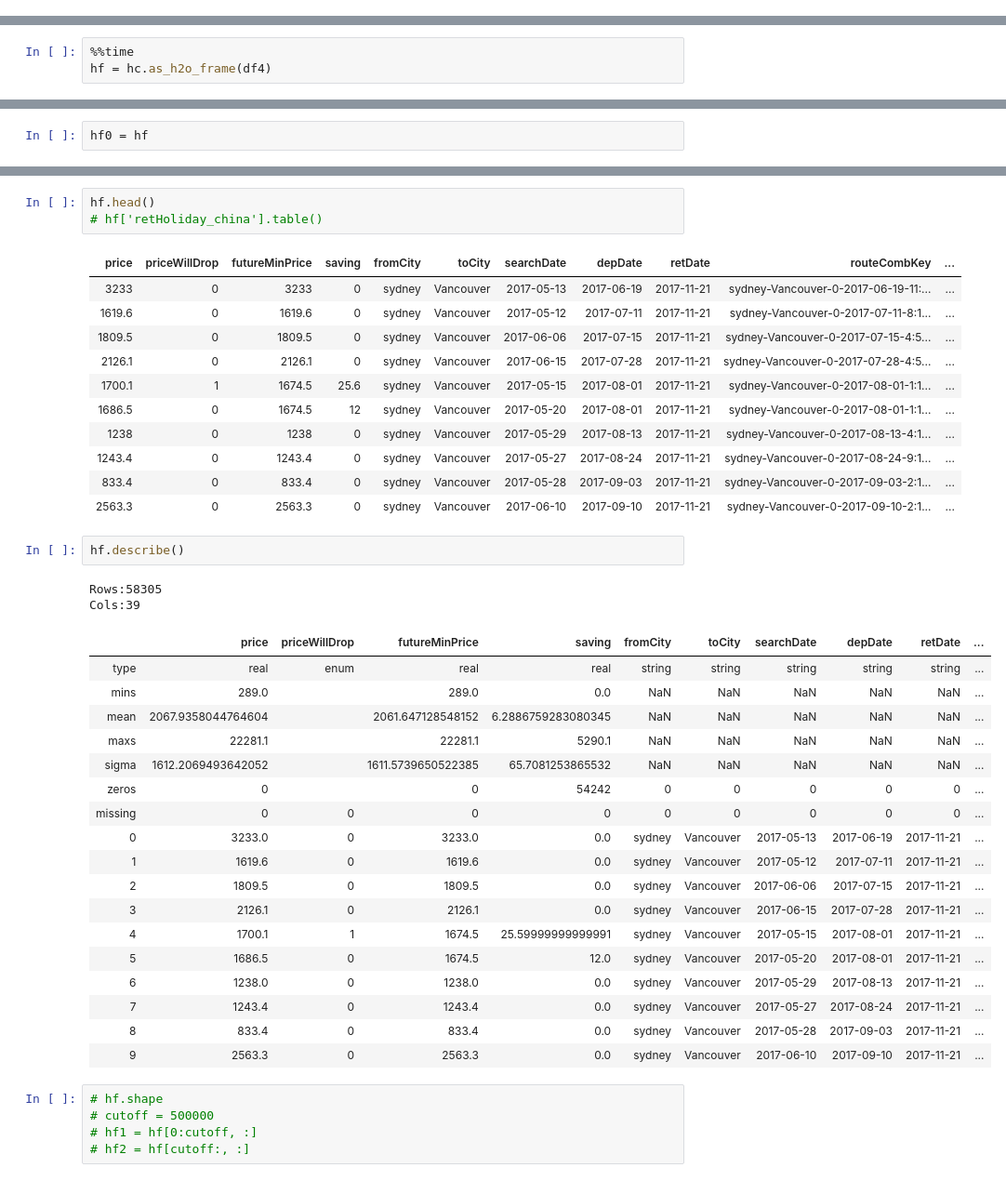
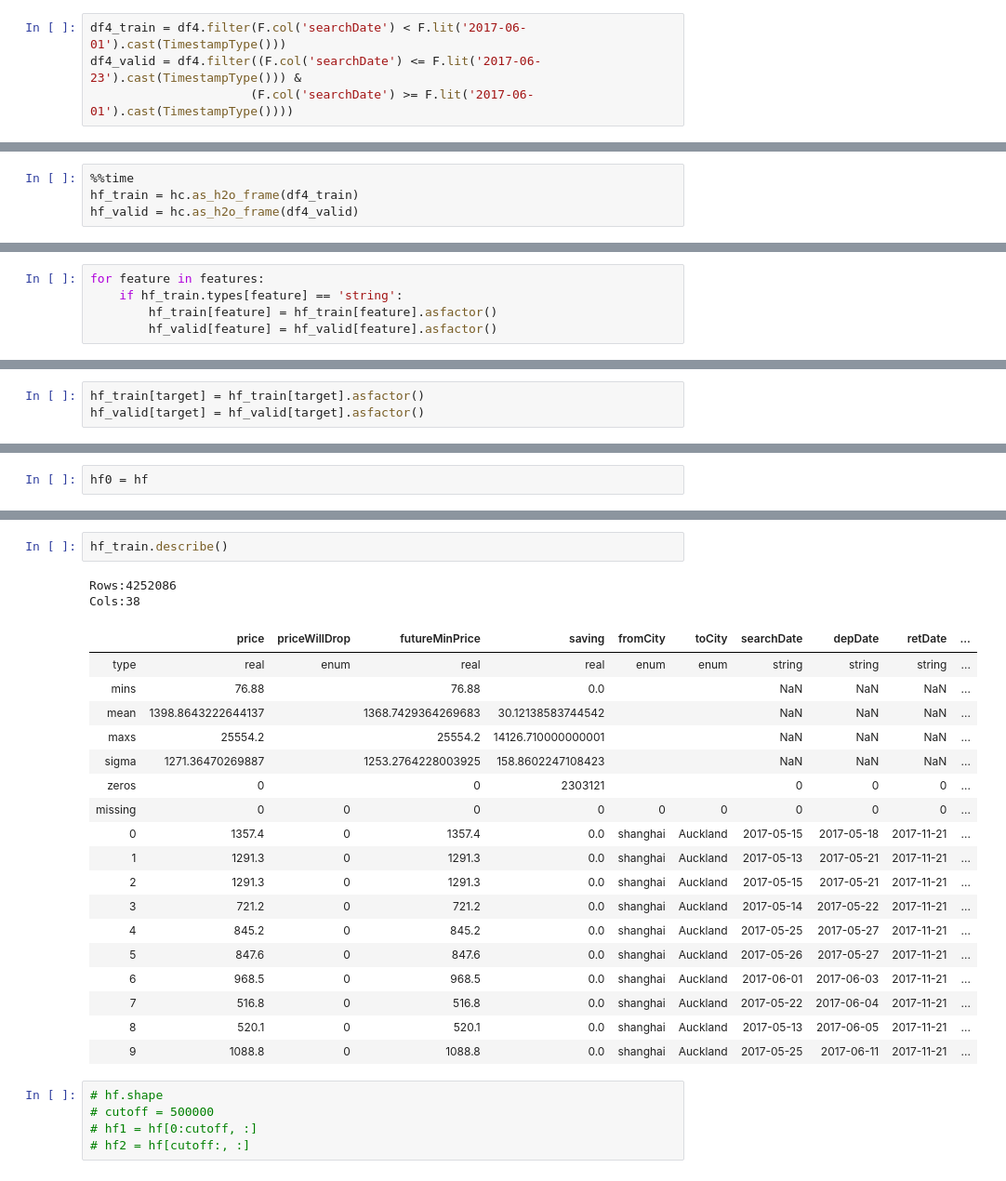
Before and after one commit to zemingyu/flight, a Jupyter notebook: prod/build test model.ipynb, the cells around one changed output, grey strips where cells are left out. Shown at 93% size. Cells and saved outputs as stored; diff of their text form.

```diff
--- a/prod/build test model.ipynb
+++ b/prod/build test model.ipynb
@@ -329,0 +333,4 @@ df4.groupBy('depHoliday_australia', 'depHoliday_china', 'depHoliday_canada',
+# %%
+df4_train = df4.filter(F.col('searchDate') < F.lit('2017-06-01').cast(TimestampType()))
+df4_valid = df4.filter((F.col('searchDate') <= F.lit('2017-06-23').cast(TimestampType())) &
+                      (F.col('searchDate') >= F.lit('2017-06-01').cast(TimestampType())))
@@ -330,4 +341,5 @@ df4.groupBy('depHoliday_australia', 'depHoliday_china', 'depHoliday_canada',
 # %%
 %%time
-hf = hc.as_h2o_frame(df4)
+hf_train = hc.as_h2o_frame(df4_train)
+hf_valid = hc.as_h2o_frame(df4_valid)
 # %% [output]
@@ -489,0 +485,5 @@ hf.tail()
+# %%
+for feature in features:
+    if hf_train.types[feature] == 'string':
+        hf_train[feature] = hf_train[feature].asfactor()
+        hf_valid[feature] = hf_valid[feature].asfactor()
@@ -489,0 +510,3 @@ hf.tail()
+# %%
+hf_train[target] = hf_train[target].asfactor()
+hf_valid[target] = hf_valid[target].asfactor()
@@ -601,41 +625,26 @@ hf.tail(100)
-# %%
-hf.head()
-# hf['retHoliday_china'].table()
-# %% [output]
-| price | priceWillDrop | futureMinPrice | saving | fromCity | toCity | searchDate | depDate | retDate | routeCombKey | ... |
-| 3233 | 0 | 3233 | 0 | sydney | Vancouver | 2017-05-13 | 2017-06-19 | 2017-11-21 | sydney-Vancouver-0-2017-06-19-11:... | ... |
-| 1619.6 | 0 | 1619.6 | 0 | sydney | Vancouver | 2017-05-12 | 2017-07-11 | 2017-11-21 | sydney-Vancouver-0-2017-07-11-8:1... | ... |
-| 1809.5 | 0 | 1809.5 | 0 | sydney | Vancouver | 2017-06-06 | 2017-07-15 | 2017-11-21 | sydney-Vancouver-0-2017-07-15-4:5... | ... |
-| 2126.1 | 0 | 2126.1 | 0 | sydney | Vancouver | 2017-06-15 | 2017-07-28 | 2017-11-21 | sydney-Vancouver-0-2017-07-28-4:5... | ... |
-| 1700.1 | 1 | 1674.5 | 25.6 | sydney | Vancouver | 2017-05-15 | 2017-08-01 | 2017-11-21 | sydney-Vancouver-0-2017-08-01-1:1... | ... |
-| 1686.5 | 0 | 1674.5 | 12 | sydney | Vancouver | 2017-05-20 | 2017-08-01 | 2017-11-21 | sydney-Vancouver-0-2017-08-01-1:1... | ... |
-| 1238 | 0 | 1238 | 0 | sydney | Vancouver | 2017-05-29 | 2017-08-13 | 2017-11-21 | sydney-Vancouver-0-2017-08-13-4:1... | ... |
-| 1243.4 | 0 | 1243.4 | 0 | sydney | Vancouver | 2017-05-27 | 2017-08-24 | 2017-11-21 | sydney-Vancouver-0-2017-08-24-9:1... | ... |
-| 833.4 | 0 | 833.4 | 0 | sydney | Vancouver | 2017-05-28 | 2017-09-03 | 2017-11-21 | sydney-Vancouver-0-2017-09-03-2:1... | ... |
-| 2563.3 | 0 | 2563.3 | 0 | sydney | Vancouver | 2017-06-10 | 2017-09-10 | 2017-11-21 | sydney-Vancouver-0-2017-09-10-2:1... | ... |
 # %%
-hf.describe()
+hf_train.describe()
 # %% [output]
-Rows:58305
-Cols:39
+Rows:4252086
+Cols:38
 |  | price | priceWillDrop | futureMinPrice | saving | fromCity | toCity | searchDate | depDate | retDate | ... |
-| type | real | enum | real | real | string | string | string | string | string | ... |
-| mins | 289.0 |  | 289.0 | 0.0 | NaN | NaN | NaN | NaN | NaN | ... |
-| mean | 2067.9358044764604 |  | 2061.647128548152 | 6.2886759283080345 | NaN | NaN | NaN | NaN | NaN | ... |
-| maxs | 22281.1 |  | 22281.1 | 5290.1 | NaN | NaN | NaN | NaN | NaN | ... |
-| sigma | 1612.2069493642052 |  | 1611.5739650522385 | 65.7081253865532 | NaN | NaN | NaN | NaN | NaN | ... |
-| zeros | 0 |  | 0 | 54242 | 0 | 0 | 0 | 0 | 0 | ... |
+| type | real | enum | real | real | enum | enum | string | string | string | ... |
+| mins | 76.88 |  | 76.88 | 0.0 |  |  | NaN | NaN | NaN | ... |
+| mean | 1398.8643222644137 |  | 1368.7429364269683 | 30.12138583744542 |  |  | NaN | NaN | NaN | ... |
+| maxs | 25554.2 |  | 25554.2 | 14126.710000000001 |  |  | NaN | NaN | NaN | ... |
+| sigma | 1271.36470269887 |  | 1253.2764228003925 | 158.8602247108423 |  |  | NaN | NaN | NaN | ... |
+| zeros | 0 |  | 0 | 2303121 |  |  | 0 | 0 | 0 | ... |
 | missing | 0 | 0 | 0 | 0 | 0 | 0 | 0 | 0 | 0 | ... |
-| 0 | 3233.0 | 0 | 3233.0 | 0.0 | sydney | Vancouver | 2017-05-13 | 2017-06-19 | 2017-11-21 | ... |
-| 1 | 1619.6 | 0 | 1619.6 | 0.0 | sydney | Vancouver | 2017-05-12 | 2017-07-11 | 2017-11-21 | ... |
-| 2 | 1809.5 | 0 | 1809.5 | 0.0 | sydney | Vancouver | 2017-06-06 | 2017-07-15 | 2017-11-21 | ... |
-| 3 | 2126.1 | 0 | 2126.1 | 0.0 | sydney | Vancouver | 2017-06-15 | 2017-07-28 | 2017-11-21 | ... |
-| 4 | 1700.1 | 1 | 1674.5 | 25.59999999999991 | sydney | Vancouver | 2017-05-15 | 2017-08-01 | 2017-11-21 | ... |
-| 5 | 1686.5 | 0 | 1674.5 | 12.0 | sydney | Vancouver | 2017-05-20 | 2017-08-01 | 2017-11-21 | ... |
-| 6 | 1238.0 | 0 | 1238.0 | 0.0 | sydney | Vancouver | 2017-05-29 | 2017-08-13 | 2017-11-21 | ... |
-| 7 | 1243.4 | 0 | 1243.4 | 0.0 | sydney | Vancouver | 2017-05-27 | 2017-08-24 | 2017-11-21 | ... |
-| 8 | 833.4 | 0 | 833.4 | 0.0 | sydney | Vancouver | 2017-05-28 | 2017-09-03 | 2017-11-21 | ... |
-| 9 | 2563.3 | 0 | 2563.3 | 0.0 | sydney | Vancouver | 2017-06-10 | 2017-09-10 | 2017-11-21 | ... |
+| 0 | 1357.4 | 0 | 1357.4 | 0.0 | shanghai | Auckland | 2017-05-15 | 2017-05-18 | 2017-11-21 | ... |
+| 1 | 1291.3 | 0 | 1291.3 | 0.0 | shanghai | Auckland | 2017-05-13 | 2017-05-21 | 2017-11-21 | ... |
+| 2 | 1291.3 | 0 | 1291.3 | 0.0 | shanghai | Auckland | 2017-05-15 | 2017-05-21 | 2017-11-21 | ... |
+| 3 | 721.2 | 0 | 721.2 | 0.0 | shanghai | Auckland | 2017-05-14 | 2017-05-22 | 2017-11-21 | ... |
+| 4 | 845.2 | 0 | 845.2 | 0.0 | shanghai | Auckland | 2017-05-25 | 2017-05-27 | 2017-11-21 | ... |
+| 5 | 847.6 | 0 | 847.6 | 0.0 | shanghai | Auckland | 2017-05-26 | 2017-05-27 | 2017-11-21 | ... |
+| 6 | 968.5 | 0 | 968.5 | 0.0 | shanghai | Auckland | 2017-06-01 | 2017-06-03 | 2017-11-21 | ... |
+| 7 | 516.8 | 0 | 516.8 | 0.0 | shanghai | Auckland | 2017-05-22 | 2017-06-04 | 2017-11-21 | ... |
+| 8 | 520.1 | 0 | 520.1 | 0.0 | shanghai | Auckland | 2017-05-13 | 2017-06-05 | 2017-11-21 | ... |
+| 9 | 1088.8 | 0 | 1088.8 | 0.0 | shanghai | Auckland | 2017-05-25 | 2017-06-11 | 2017-11-21 | ... |
 # %%
 # hf.shape
 # cutoff = 500000
```
Also changed, not shown: parts of 33 cells of this notebook, 14 other files.
